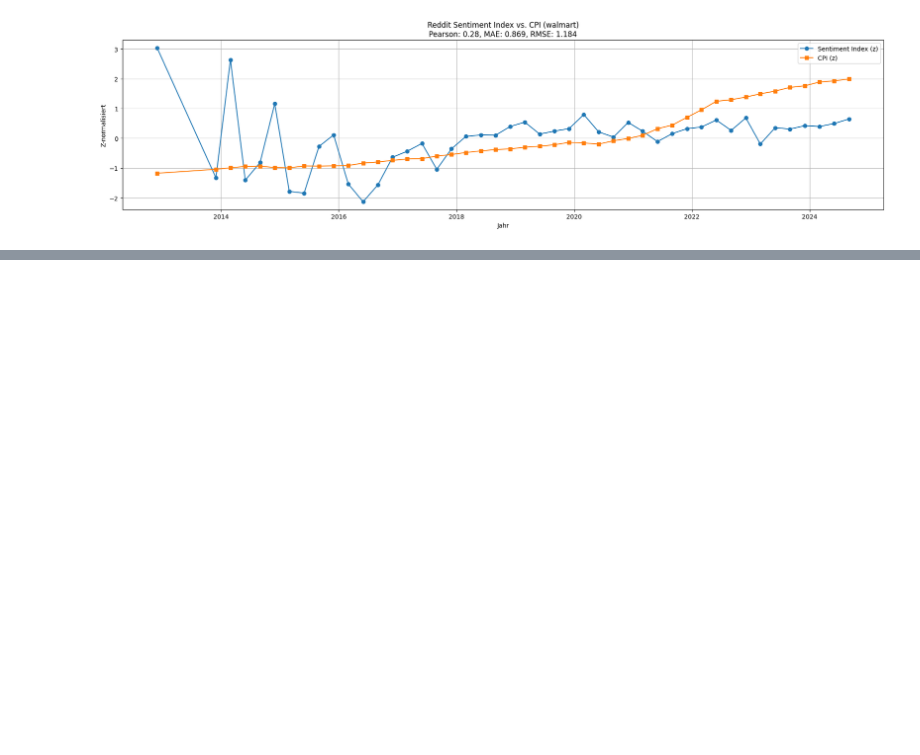
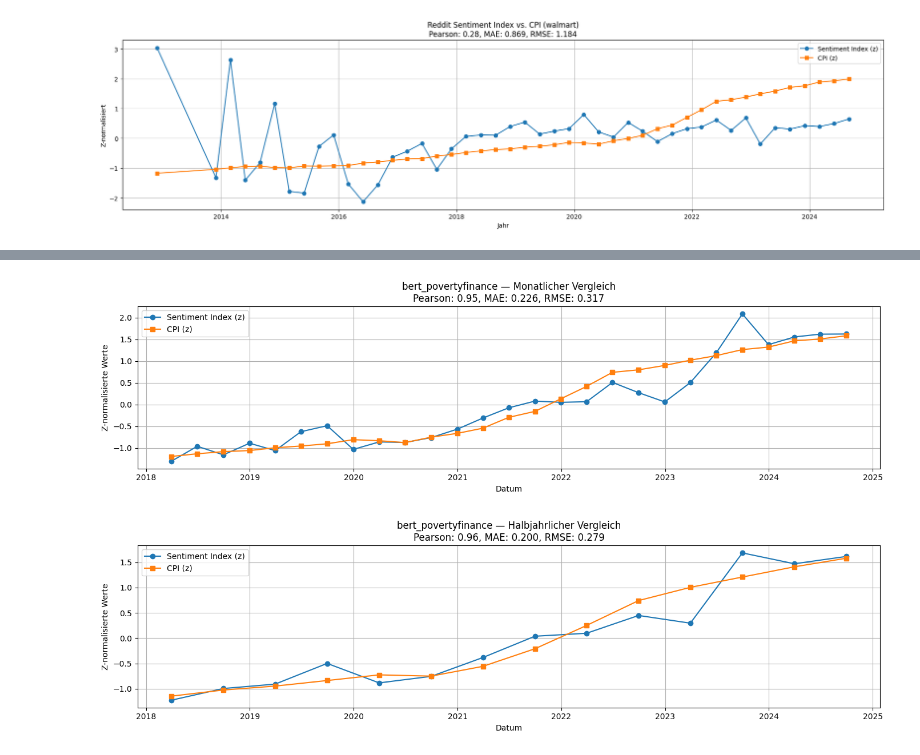
Before and after one commit to christianleis040/reddit_inflation_index_2, a Jupyter notebook: analysis/analysis_devset.ipynb, the cells around one changed output, grey strips where cells are left out. Cells and saved outputs as stored; diff of their text form; code cells hidden in the pictures; blank space fills up the shorter version.

```diff
--- a/analysis/analysis_devset.ipynb
+++ b/analysis/analysis_devset.ipynb
@@ -519,0 +702,80 @@ scheint als wenn food schon vorher inflation erfasst, leicht verschoben
+# %%
+import pandas as pd
+import matplotlib.pyplot as plt
+from sklearn.metrics import mean_absolute_error, mean_squared_error
+from scipy.stats import pearsonr
+import numpy as np
+import os
+
+# CPI-Daten laden
+cpi = pd.read_csv("data/inflation/usa_inflation.csv", parse_dates=["date"])
+cpi.set_index("date", inplace=True)
+
+# Sentiment-Dateien (BERT-basiert)
+sentiment_files = [
+    "data/sentiment/sentiment_bert_povertyfinance.csv",
+    "data/sentiment/sentiment_bert_food.csv"
+]
+
+# Zeitfrequenzen
+freq_map = {
+    "M": "Monat",
+    "2Q": "Halbjahr",
+    "A": "Jahr"
+}
+
+for file in sentiment_files:
+    name = os.path.basename(file).replace("sentiment_", "").replace(".csv", "")
+    sentiment = pd.read_csv(file, parse_dates=["date"])
+    sentiment.set_index("date", inplace=True)
+
+    for freq, label in freq_map.items():
+        # CPI aggregieren
+        cpi_agg = cpi["cpi_value"].resample(freq).mean()
+
+        # Sentiment aggregieren mit Gewichtung – nur wenn n_posts > 0
+        def weighted_avg(group):
+            if group["n_posts"].sum() == 0:
+                return pd.Series({"avg_sentiment": np.nan, "n_posts": 0})
+            else:
+                return pd.Series({
+                    "avg_sentiment": np.average(group["avg_sentiment"], weights=group["n_posts"]),
+                    "n_posts": group["n_posts"].sum()
+                })
+
+        sentiment_agg = sentiment.resample(freq).apply(weighted_avg).dropna()
+
+        # Mergen
+        df = pd.merge(sentiment_agg, cpi_agg, left_index=True, right_index=True, how="inner")
+
+        if len(df) < 3:
+            continue  # Zu wenig Punkte
+
+        # Z-Normalisierung
+        df["sentiment_z"] = (df["avg_sentiment"] - df["avg_sentiment"].mean()) / df["avg_sentiment"].std()
+        df["cpi_z"] = (df["cpi_value"] - df["cpi_value"].mean()) / df["cpi_value"].std()
+
+        # Pearson-Korrelation
+        corr, _ = pearsonr(df["sentiment_z"], df["cpi_z"])
+        if corr < 0:
+            df["sentiment_z"] *= -1
+            corr, _ = pearsonr(df["sentiment_z"], df["cpi_z"])
+
+        # Fehlermaße
+        mae = mean_absolute_error(df["cpi_z"], df["sentiment_z"])
+        rmse = mean_squared_error(df["cpi_z"], df["sentiment_z"], squared=False)
+
+        # Plot
+        plt.figure(figsize=(14, 4))
+        plt.plot(df.index, df["sentiment_z"], label="Sentiment Index (z)", marker="o")
+        plt.plot(df.index, df["cpi_z"], label="CPI (z)", marker="s")
+        plt.title(f"{name} — {label}licher Vergleich\nPearson: {corr:.2f}, MAE: {mae:.3f}, RMSE: {rmse:.3f}")
+        plt.xlabel("Datum")
+        plt.ylabel("Z-normalisierte Werte")
+        plt.grid(True)
+        plt.legend()
+        plt.tight_layout()
+        plt.show()
+# %% [output]
+[figure, added]
+[figure, added]
```
Also changed, not shown: parts of 6 cells of this notebook, 3 other files.
